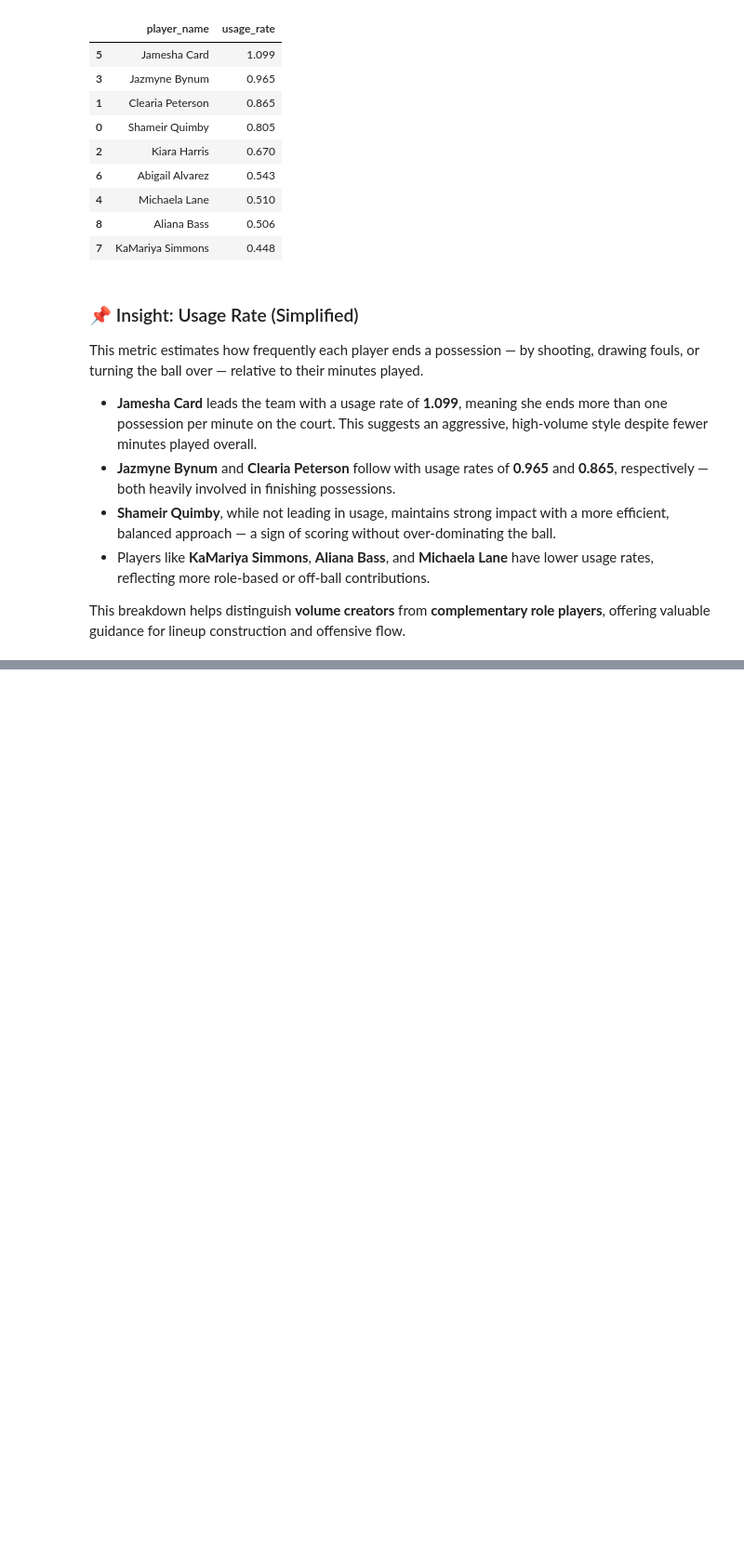
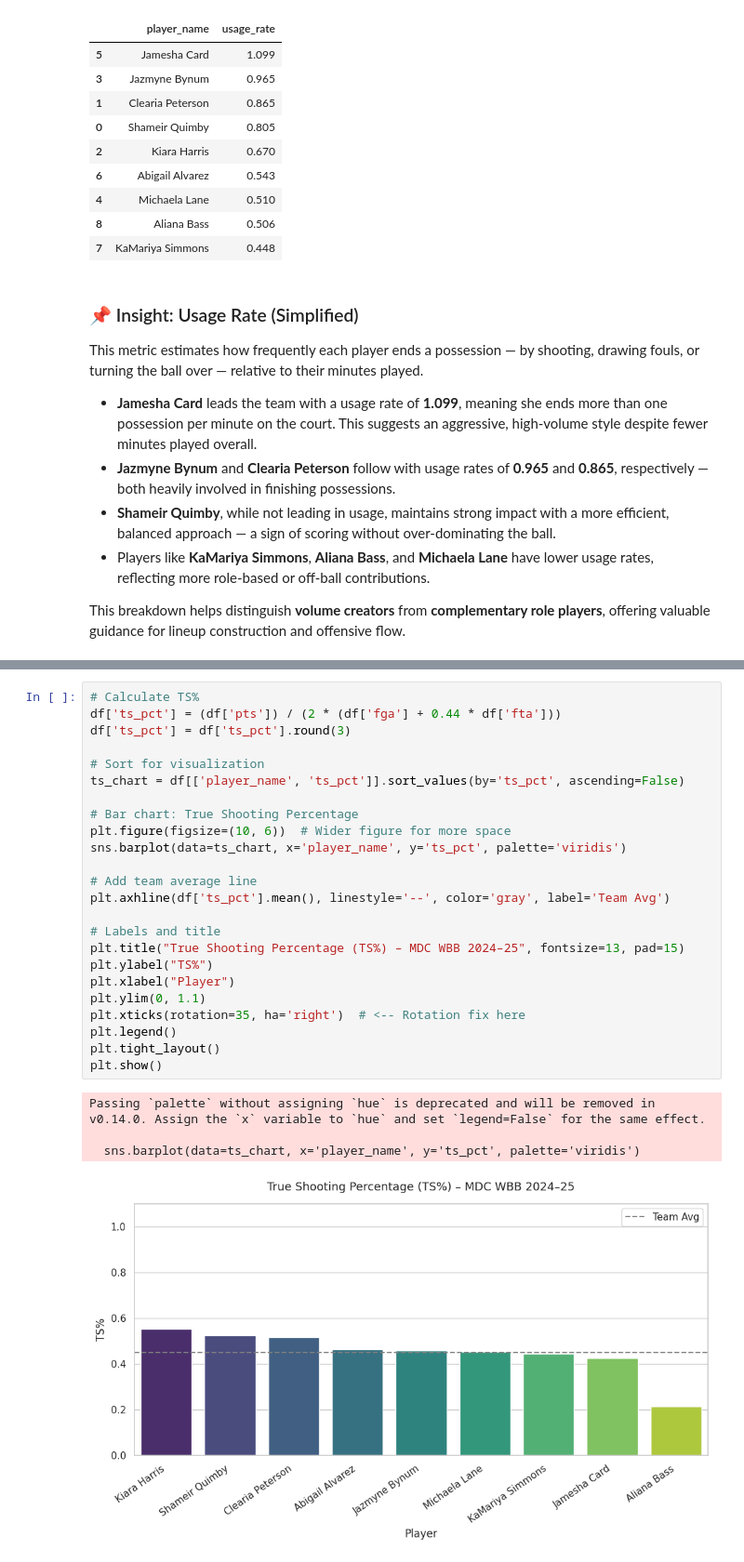
Before and after one commit to MiamiCrypto/Sports-Analytics-, a Jupyter notebook: WBB_2024_25_Season.ipynb, the cells around one changed output, grey strips where cells are left out. Shown at 93% size. Cells and saved outputs as stored; diff of their text form; blank space fills up the shorter version.

```diff
--- a/WBB_2024_25_Season.ipynb
+++ b/WBB_2024_25_Season.ipynb
@@ -1362,0 +1380,29 @@ This breakdown helps distinguish **volume creators** from **complementary role p
+# %%
+# Calculate TS%
+df['ts_pct'] = (df['pts']) / (2 * (df['fga'] + 0.44 * df['fta']))
+df['ts_pct'] = df['ts_pct'].round(3)
+
+# Sort for visualization
+ts_chart = df[['player_name', 'ts_pct']].sort_values(by='ts_pct', ascending=False)
+
+# Bar chart: True Shooting Percentage
+plt.figure(figsize=(10, 6))  # Wider figure for more space
+sns.barplot(data=ts_chart, x='player_name', y='ts_pct', palette='viridis')
+
+# Add team average line
+plt.axhline(df['ts_pct'].mean(), linestyle='--', color='gray', label='Team Avg')
+
+# Labels and title
+plt.title("True Shooting Percentage (TS%) – MDC WBB 2024–25", fontsize=13, pad=15)
+plt.ylabel("TS%")
+plt.xlabel("Player")
+plt.ylim(0, 1.1)
+plt.xticks(rotation=35, ha='right')  # <-- Rotation fix here
+plt.legend()
+plt.tight_layout()
+plt.show()
+# %% [output]
+Passing `palette` without assigning `hue` is deprecated and will be removed in v0.14.0. Assign the `x` variable to `hue` and set `legend=False` for the same effect.
+
+  sns.barplot(data=ts_chart, x='player_name', y='ts_pct', palette='viridis')
+[figure, added]
```
Also changed, not shown: parts of 8 cells of this notebook.
